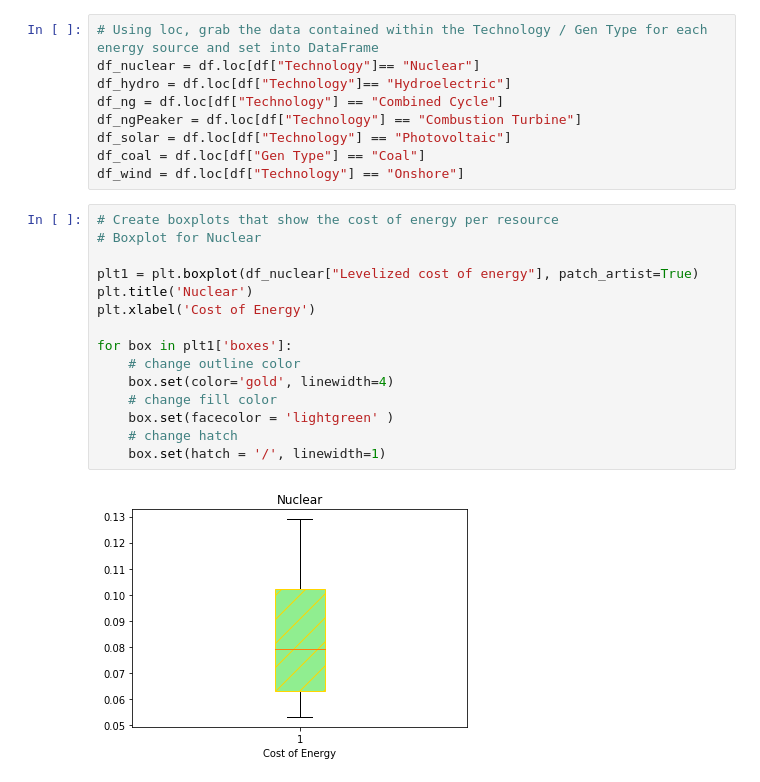
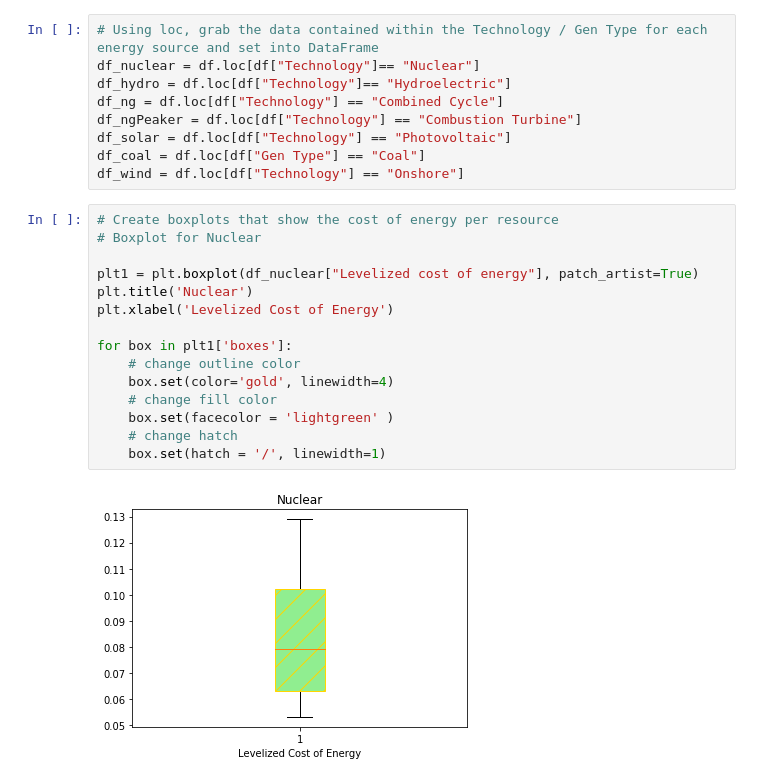
Before and after one commit to cweinreich24/State-Utilities-Analysis, a Jupyter notebook: Generation Costs_tyler/generationcosts_v2.ipynb, the cells around one changed output. Drawn from its saved outputs; the diff is of its cells as text.

```diff
--- a/Generation Costs_tyler/generationcosts_v2.ipynb
+++ b/Generation Costs_tyler/generationcosts_v2.ipynb
@@ -45,20 +45,20 @@ df_wind = df.loc[df["Technology"] == "Onshore"]
 # %%
 # Create boxplots that show the cost of energy per resource
 # Boxplot for Nuclear
 
 plt1 = plt.boxplot(df_nuclear["Levelized cost of energy"], patch_artist=True)
 plt.title('Nuclear')
-plt.xlabel('Cost of Energy')
+plt.xlabel('Levelized Cost of Energy')
 
 for box in plt1['boxes']:
     # change outline color
     box.set(color='gold', linewidth=4)
     # change fill color
     box.set(facecolor = 'lightgreen' )
     # change hatch
     box.set(hatch = '/', linewidth=1)
 # %% [output]
-[figure, old version]
+[figure, new version]
 # %%
 plt2 = plt.boxplot(df_hydro["Levelized cost of energy"], patch_artist=True)
 plt.title('HydroElectric')
```
Also changed, not shown: parts of 5 cells of this notebook.
